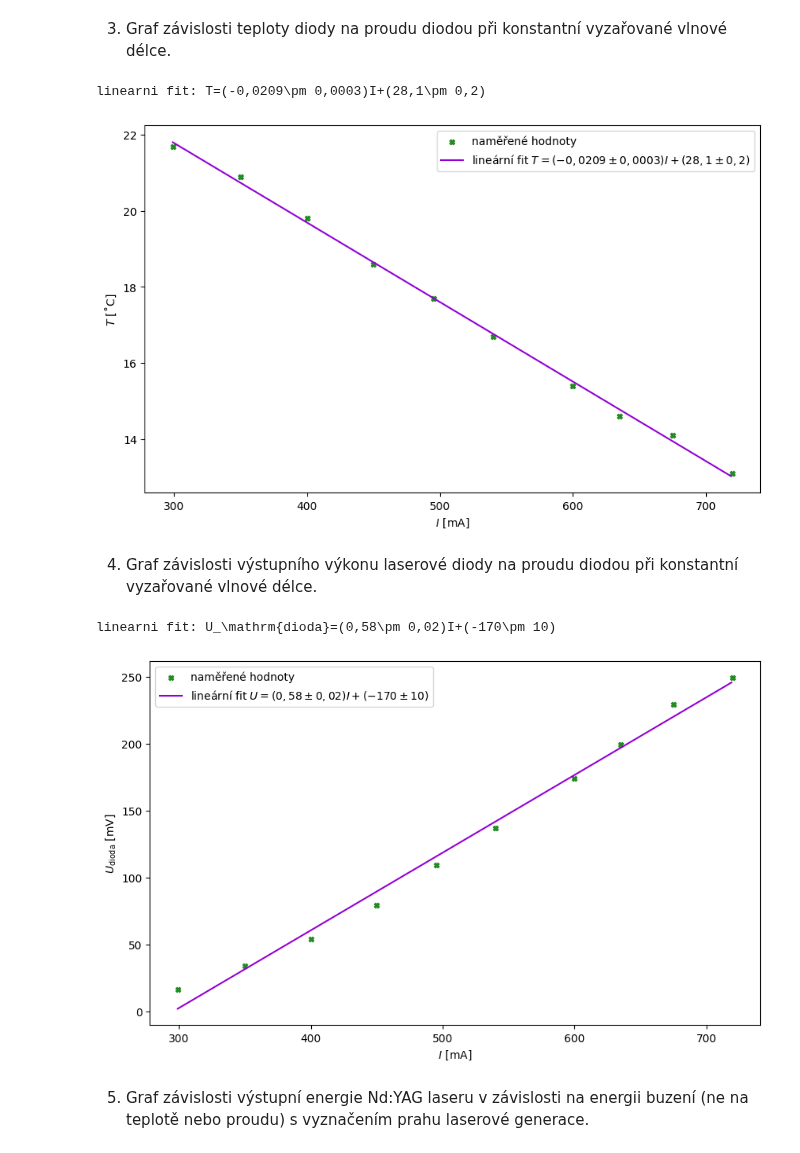
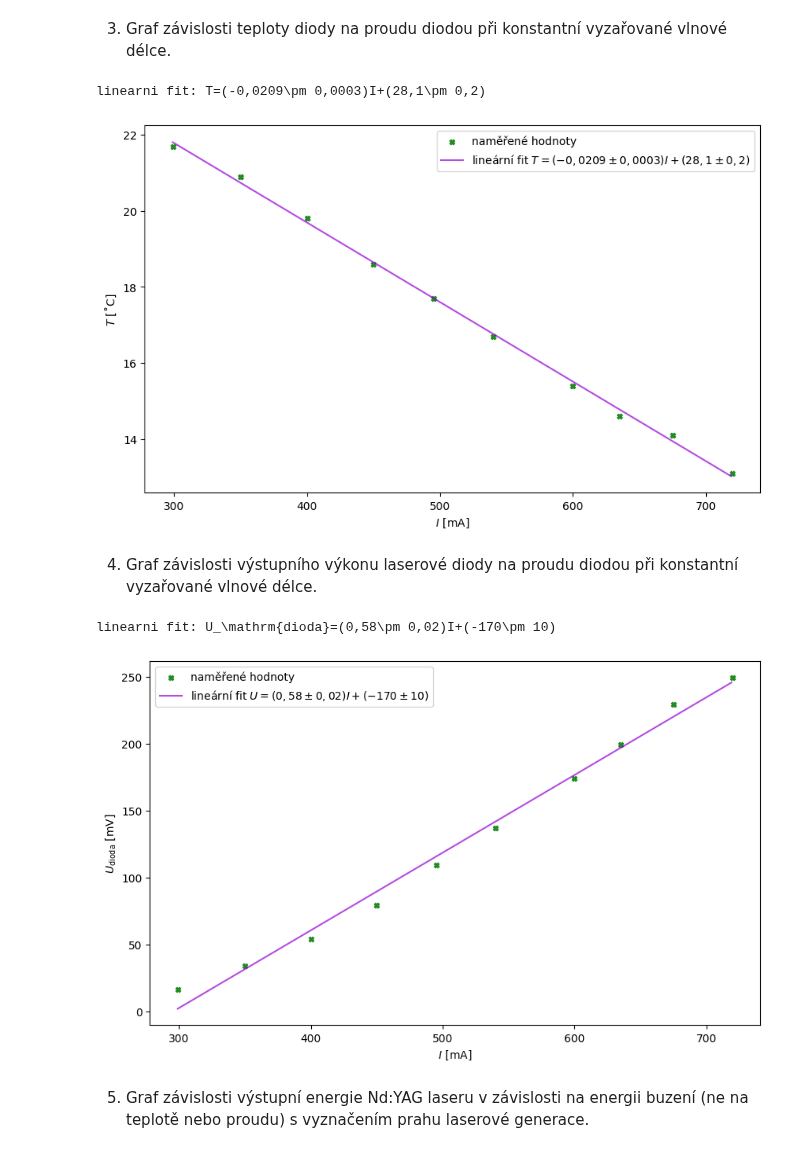
Before and after one commit to omikron-ceti/ZPLT, a Jupyter notebook: uloha_02/data_02/data_02.ipynb, the cells around one changed output. Cells and saved outputs as stored; diff of their text form; code cells hidden in the pictures.

```diff
--- a/uloha_02/data_02/data_02.ipynb
+++ b/uloha_02/data_02/data_02.ipynb
@@ -130,35 +133,35 @@ fitovane_parametry_lin, kovariance_parametru_lin = optimize.curve_fit(linear_fit
                                                                       xdata=ukol_3["I [mA]"],
                                                                       ydata=ukol_3["T [˚C]"],
                                                                       p0 = [-0.02, 30]) # ocekavane parametry
 
 sigma_parametru_lin = np.sqrt(np.diag(kovariance_parametru_lin)) # tohle vypocita presnost, s jakou byly parametry urceny
 zaokrouhlene_parametry_lin = []
 for j in range(len(fitovane_parametry_lin)): # zaokrouhleni na jednu platnou cifru
     zaokrouhlene_parametry_lin.append(zaokrouhleni(fitovane_parametry_lin[j],
                                                          reference=sigma_parametru_lin[j]))
 
 print(
     f"linearni fit: T=({zaokrouhlene_parametry_lin[0][0]}\\pm {zaokrouhlene_parametry_lin[0][1]})I+({zaokrouhlene_parametry_lin[1][0]}\\pm {zaokrouhlene_parametry_lin[1][1]})".replace(".", ","))
 
 I_axis = np.arange(np.min(ukol_3["I [mA]"]), np.max(ukol_3["I [mA]"]))
 fig_ukol3 = plt.figure(figsize = (10, 6))
 plt.scatter(ukol_3["I [mA]"], ukol_3["T [˚C]"],
             color="forestgreen",
             marker="X", s=20, alpha=1,
             label="naměřené hodnoty")
 
 plt.plot(I_axis, linear_fit(I_axis, fitovane_parametry_lin[0], fitovane_parametry_lin[1]),
-         color = "darkviolet",
+         color = "darkviolet", alpha=0.7,
          label = "lineární fit $T=(-0,0209\\pm 0,0003)I + (28,1\\pm 0,2)$".replace(".", ","))
 lgnd = plt.legend(scatterpoints=1, fontsize=10)
 
 plt.xlabel('$I~\\mathrm{[mA]}$ ', fontsize = 10)
 plt.ylabel("$T~\\mathrm{[˚C]}$", fontsize = 10)
 plt.savefig("./img/zavislost_teploty_na_proudu.pdf")
 plt.show()
 # %% [output]
 linearni fit: T=(-0,0209\pm 0,0003)I+(28,1\pm 0,2)
-[figure, old version]
+[figure, new version]
 # %% [markdown]
 4.  Graf závislosti výstupního výkonu laserové diody na proudu diodou při konstantní vyzařované vlnové délce.
 # %%
@@ -184,7 +187,7 @@ plt.scatter(ukol_4["I [mA]"], ukol_4["U_dioda [mV]"],
             label="naměřené hodnoty")
 
 plt.plot(I_axis, linear_fit(I_axis, fitovane_parametry_lin[0], fitovane_parametry_lin[1]),
-         color = "darkviolet",
+         color = "darkviolet", alpha=0.7,
          label = "lineární fit $U=(0,58\\pm 0,02)I + (-170\\pm 10)$".replace(".", ","))
 lgnd = plt.legend(scatterpoints=1, fontsize=10)
 
@@ -194,7 +197,7 @@ plt.savefig("./img/zavislost_vykonu_na_proudu.pdf")
 plt.show()
 # %% [output]
 linearni fit: U_\mathrm{dioda}=(0,58\pm 0,02)I+(-170\pm 10)
-[figure, old version]
+[figure, new version]
 # %% [markdown]
 5.  Graf závislosti výstupní energie Nd:YAG laseru v závislosti na energii buzení
         (ne na teplotě nebo proudu) s vyznačením prahu laserové generace.
```
Also changed, not shown: parts of 2 cells of this notebook, 6 other files.
